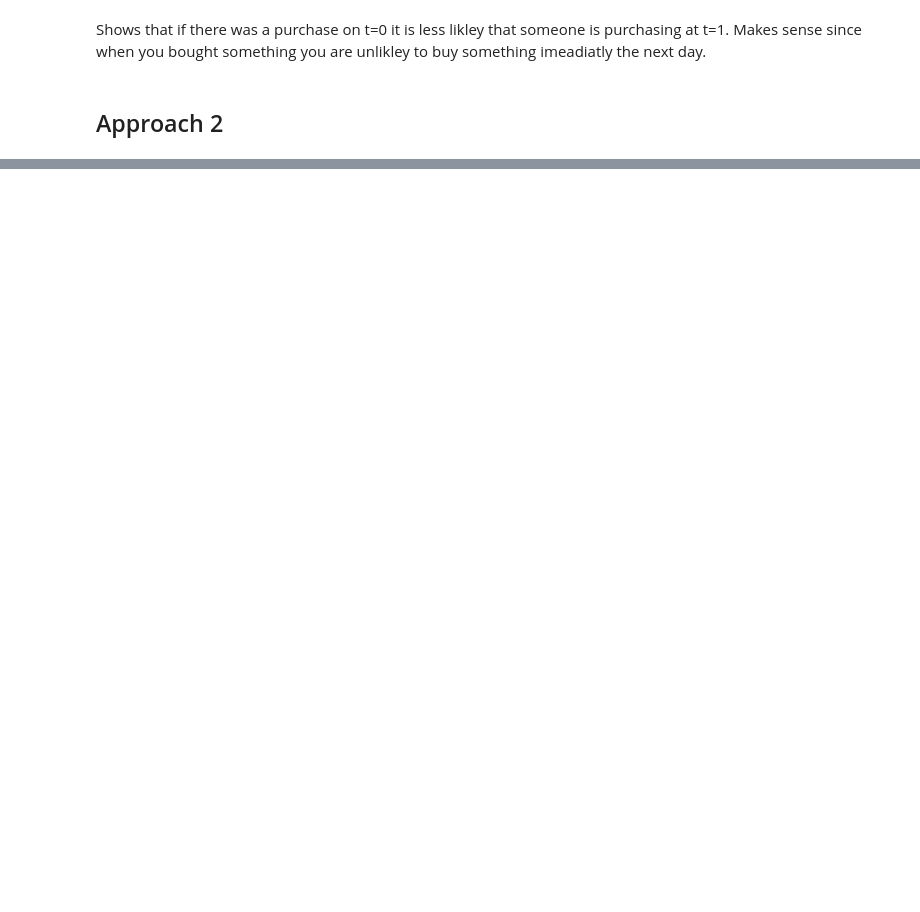
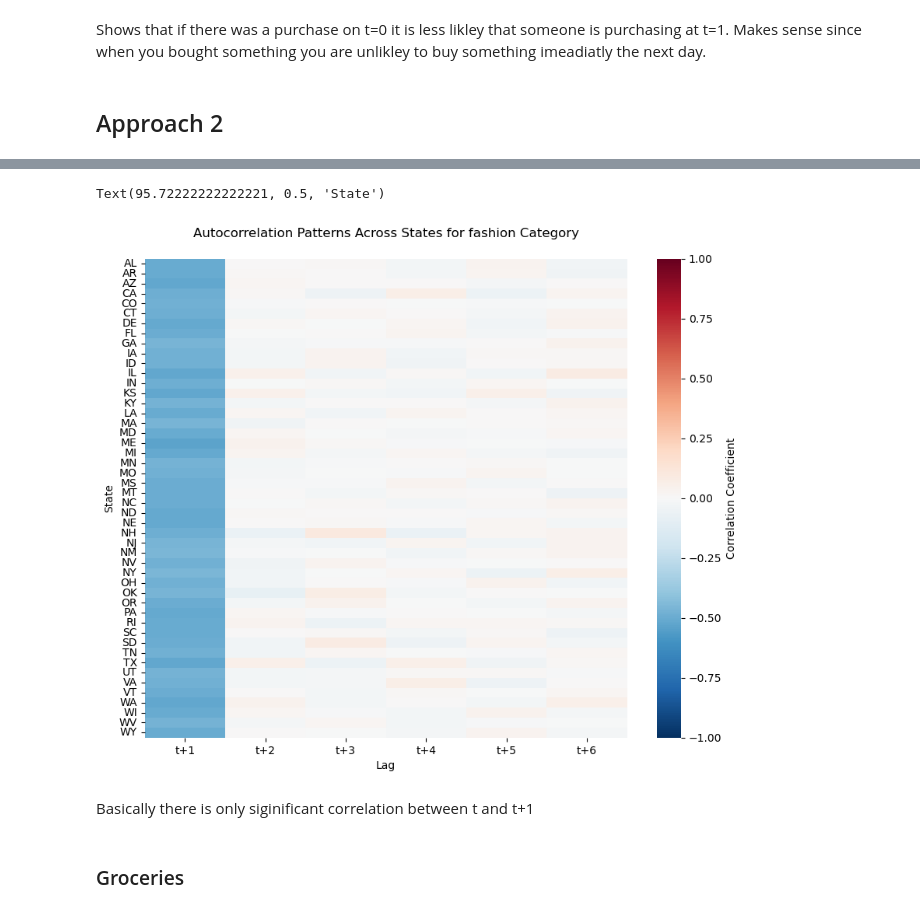
Before and after one commit to MoritzBaldauf/Bachelor_Thesis_Code, a Jupyter notebook: Granger_test.ipynb, the cells around one changed output, grey strips where cells are left out. Drawn from its saved outputs; the diff is of its cells as text; code cells hidden in the pictures; blank space fills up the shorter version.

```diff
--- a/Granger_test.ipynb
+++ b/Granger_test.ipynb
@@ -225,15 +212,3 @@ plt.show()
 Shows that if there was a purchase on t=0 it is less likley that someone is purchasing at t=1. Makes sense since when you bought something you are unlikley to buy something imeadiatly the next day.
 # %% [markdown]
 ## Approach 2
-# %%
-
-# using shift function to shift the values.
-dataframe = pd.concat([series.shift(10), series.shift(9), series.shift(8), series.shift(7), series.shift(6), series.shift(5), series.shift(4),series.shift(3), series.shift(2),
-					series.shift(1), series], axis=1)
-# naming the columns
-dataframe.columns = ['t', 't+1', 't+2', 't+3', 't+4', 't+5', 't+6', 't+7', 't+8', 't+9', 't+10']
-
-# using corr() function to compute the correlation
-result = dataframe.corr()
-
-print(result)
@@ -257,0 +260,6 @@ t+10 -0.025209 -0.009383 -0.476665  1.000000
+# %%
+#from utils.autocorrelation_per_state import autocorrelation_per_state
+
+correlation_df = autocorrelation_per_state(fashion_df)
+correlation_df.set_index('State', inplace=True)
+correlation_df.head()
@@ -257,0 +274,27 @@ t+10 -0.025209 -0.009383 -0.476665  1.000000
+# %%
+df_heatmap = correlation_df.iloc[:,1:]
+
+#figsize=(10, 8)
+# Create figure and axes
+plt.figure(figsize=figsize)
+
+# Create heatmap
+sns.heatmap(df_heatmap,
+            cmap='RdBu_r',  # Red-Blue diverging colormap
+            center=0,       # Center the colormap at 0
+            vmin=-1,       # Minimum correlation value
+            vmax=1,        # Maximum correlation value
+            cbar_kws={'label': 'Correlation Coefficient'},
+            xticklabels=True,
+            yticklabels=True)
+
+plt.title('Autocorrelation Patterns Across States for fashion Category', pad=20)
+plt.xlabel('Lag')
+plt.ylabel('State')
+# %% [output]
+Text(95.72222222222221, 0.5, 'State')
+[figure, added]
+# %% [markdown]
+Basically there is only siginificant correlation between t and t+1
+# %% [markdown]
+### Groceries
```
Also changed, not shown: parts of 12 cells of this notebook, 2 other files.
